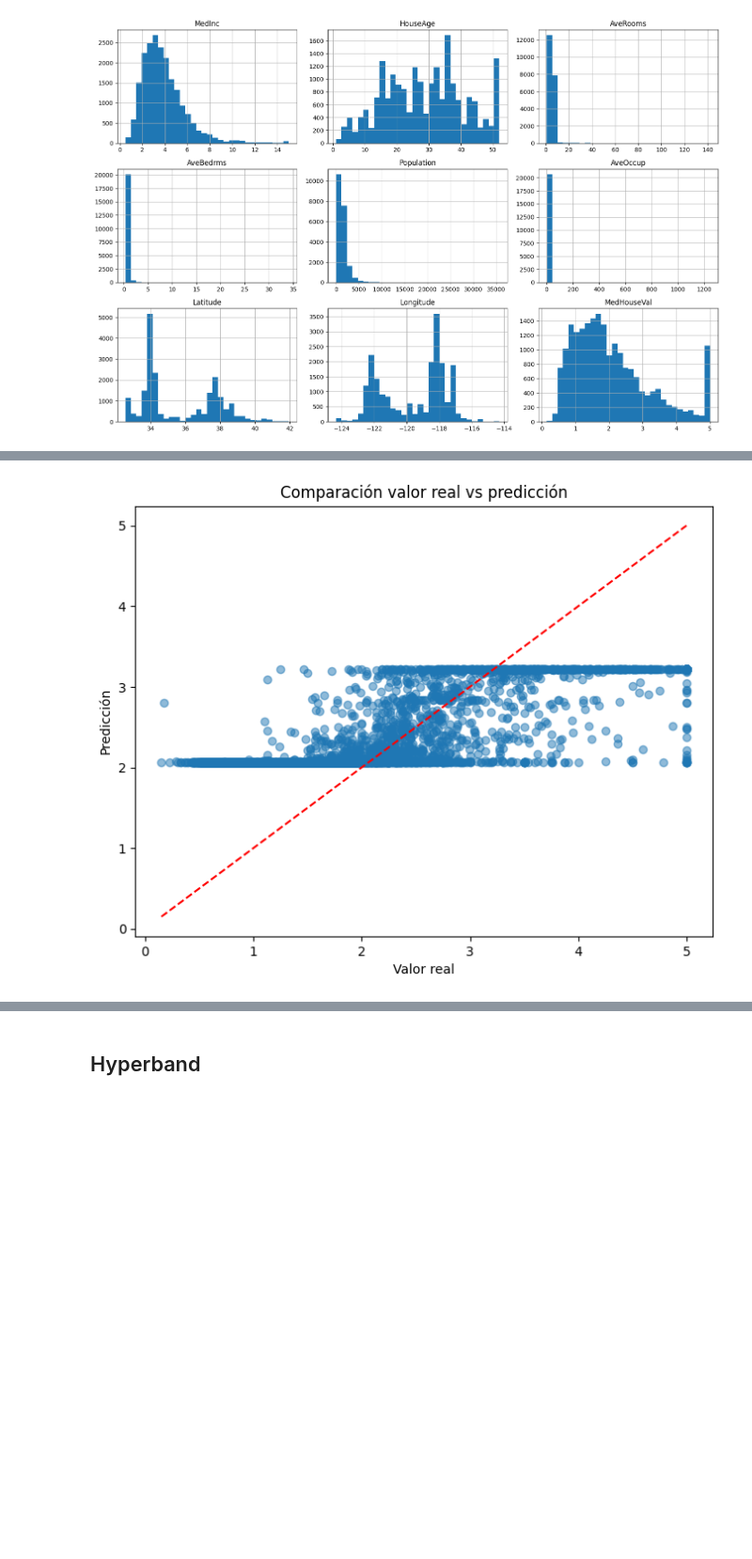
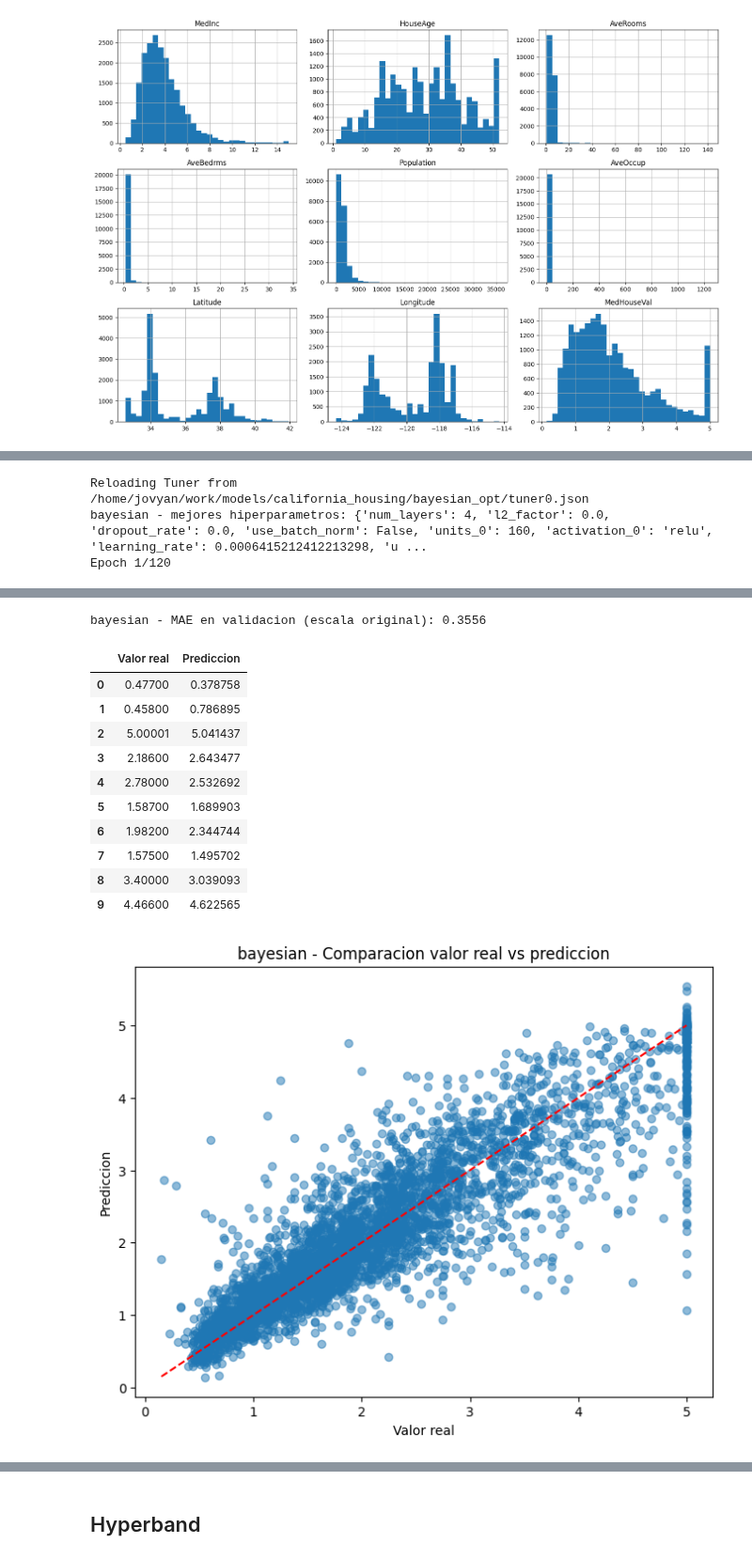
Before and after one commit to HUMartinezC/ia_bigdata_lab, a Jupyter notebook: notebooks/pia/comparacion_red_neuronal_regresion.ipynb, the cells around one changed output, grey strips where cells are left out. Shown at 94% size. Cells and saved outputs as stored; diff of their text form; code cells hidden in the pictures; blank space fills up the shorter version.

Commit message:
Cambios en notebook de comparación de redes neuronales

```diff
--- a/notebooks/pia/comparacion_red_neuronal_regresion.ipynb
+++ b/notebooks/pia/comparacion_red_neuronal_regresion.ipynb
@@ -104,29 +220,0 @@ X_train, X_test, y_train_scaled, y_test_scaled = train_test_split(X_scaled, y_sc
-# %%
-# Función para crear el modelo
-def build_model(hp):
-    model = Sequential()
-    model.add(Input(shape=(X_train.shape[1],)))
-
-    num_layers = hp.Int('num_layers', min_value=1, max_value=5, step=1)
-    l2_factor = hp.Choice('l2_factor', values=[0.0, 1e-5, 1e-4, 1e-3])
-    dropout_rate = hp.Choice('dropout_rate', values=[0.0, 0.1, 0.2, 0.3])
-
-    for i in range(num_layers):
-        units = hp.Int(f'units_{i}', min_value=16, max_value=256, step=16)
-        activation = hp.Choice(f'activation_{i}', values=['relu', 'tanh', 'sigmoid'])
-        model.add(
-            Dense(
-                units=units,
-                activation=activation,
-                kernel_regularizer=regularizers.l2(l2_factor)
-            )
-        )
-        if dropout_rate > 0:
-            model.add(Dropout(dropout_rate))
-
-    model.add(Dense(1, activation='sigmoid'))  # Capa de salida para regresión
-
-    learning_rate = hp.Choice('learning_rate', values=[1e-2, 1e-3, 1e-4])
-    optimizer = tf.keras.optimizers.Adam(learning_rate=learning_rate)
-    model.compile(optimizer=optimizer, loss='mse', metrics=['mae'])
-    return model
@@ -218,13 +221,16 @@ comparacion.head(10)
-# %%
-# Visualizar errores de predicción (valor real vs predicho)
-import matplotlib.pyplot as plt
-
-plt.figure(figsize=(8, 6))
-plt.scatter(y_test_real, y_pred, alpha=0.5)
-plt.plot([y_test_real.min(), y_test_real.max()], [y_test_real.min(), y_test_real.max()], 'r--')
-plt.xlabel('Valor real')
-plt.ylabel('Predicción')
-plt.title('Comparación valor real vs predicción')
-plt.show()
-# %% [output]
-[figure, removed]
+# %%
+tuner_bayes = kt.BayesianOptimization(
+    build_model,
+    objective="val_mae",
+    max_trials=12,
+    num_initial_points=6,
+    executions_per_trial=1,
+    directory=output_dir,
+    project_name="bayesian_opt",
+)
+
+model_bayes = run_tuner_experiment(tuner_bayes, "bayesian")
+# %% [output]
+Reloading Tuner from /home/jovyan/work/models/california_housing/bayesian_opt/tuner0.json
+bayesian - mejores hiperparametros: {'num_layers': 4, 'l2_factor': 0.0, 'dropout_rate': 0.0, 'use_batch_norm': False, 'units_0': 160, 'activation_0': 'relu', 'learning_rate': 0.0006415212412213298, 'u ...
+Epoch 1/120
@@ -231 +279,14 @@ plt.show()
+bayesian - MAE en validacion (escala original): 0.3556
+|  | Valor real | Prediccion |
+| 0 | 0.47700 | 0.378758 |
+| 1 | 0.45800 | 0.786895 |
+| 2 | 5.00001 | 5.041437 |
+| 3 | 2.18600 | 2.643477 |
+| 4 | 2.78000 | 2.532692 |
+| 5 | 1.58700 | 1.689903 |
+| 6 | 1.98200 | 2.344744 |
+| 7 | 1.57500 | 1.495702 |
+| 8 | 3.40000 | 3.039093 |
+| 9 | 4.46600 | 4.622565 |
+[figure, added]
 # %% [markdown]
```
Also changed, not shown: parts of 38 cells of this notebook.
